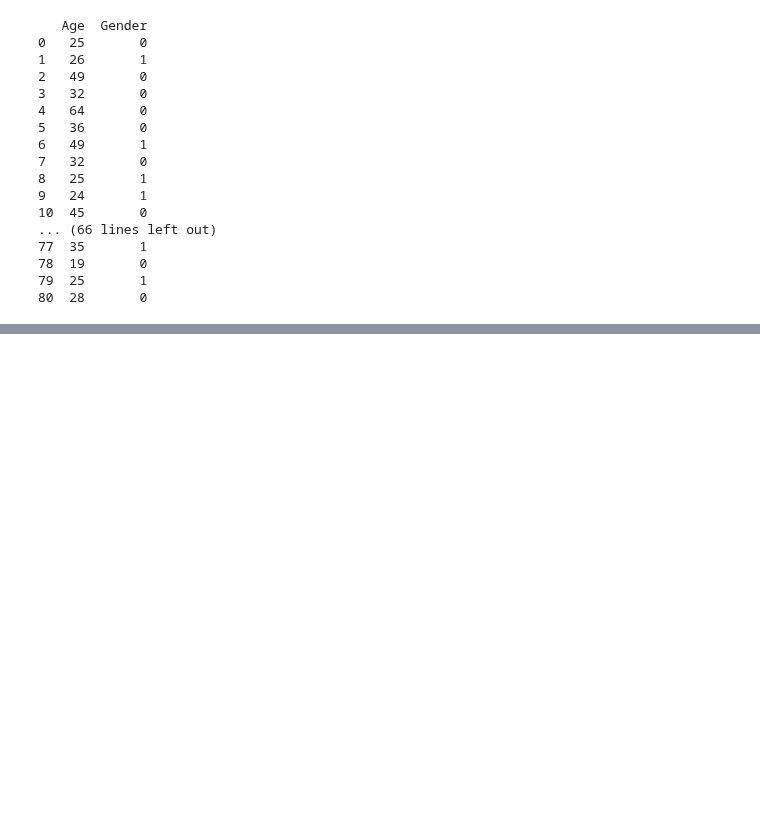
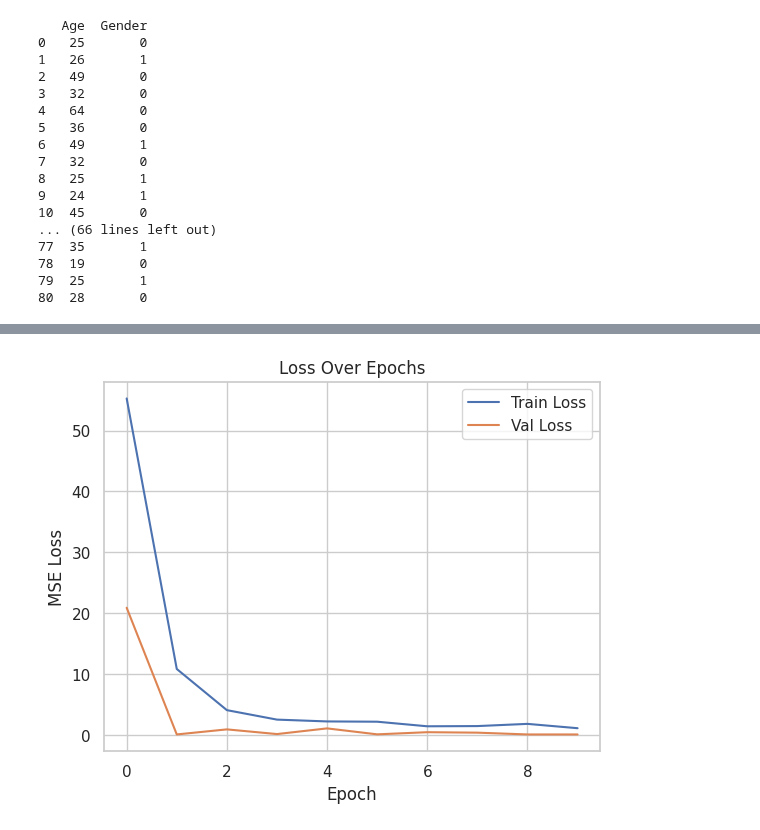
Before and after one commit to yuukun123/Python, a Jupyter notebook: Copy_of_Untitled0.ipynb, the cells around one changed output, grey strips where cells are left out. Saved outputs shown, nothing was run; the diff lists cells and outputs as text; code cells hidden in the pictures; blank space fills up the shorter version.

```diff
--- a/Copy_of_Untitled0.ipynb
+++ b/Copy_of_Untitled0.ipynb
@@ -410,0 +502,88 @@ print(df_final.head())
+# %%
+import os
+import numpy as np
+import pandas as pd
+import matplotlib.pyplot as plt
+from sklearn.model_selection import train_test_split
+from tensorflow.keras.preprocessing.image import load_img, img_to_array
+from tensorflow.keras.models import Sequential
+from tensorflow.keras.layers import Conv2D, MaxPooling2D, Flatten, Dense, Dropout
+
+# 👉 BƯỚC 1: ĐƯỜNG DẪN
+IMAGE_DIR = "/content/drive/MyDrive/dataset_osfstorage-archive/Stimuli/FaceGen/Modeller"
+CSV_PATH = "/content/drive/MyDrive/dataset_osfstorage-archive/NormingData/pain_labels.csv"
+
+# 👉 BƯỚC 2: ĐỌC LABEL
+df = pd.read_csv(CSV_PATH)
+df = df[['ImageFile', 'PainRating']].dropna()
+
+# 👉 BƯỚC 3: LOAD ẢNH & GHÉP TÊN TƯƠNG ĐỐI
+X, y = [], []
+
+# Tạo tập hợp các tên ảnh thực tế để tra nhanh
+true_name_set = set()
+
+for root, dirs, files in os.walk(IMAGE_DIR):
+    folder_name = os.path.basename(root)
+    for file in files:
+        if file.endswith('.jpg') or file.endswith('.png'):
+            img_path = os.path.join(root, file)
+            img_name = file  # Tên ảnh thực tế: VD "AF1_EF5.jpg"
+
+            # Tách phần EF*.jpg để đối chiếu với ImageFile
+            if "_" in img_name:
+                image_file_part = img_name.split("_")[-1]  # lấy "EF5.jpg"
+
+                label_row = df[df['ImageFile'] == image_file_part]
+                if not label_row.empty:
+                    try:
+                        img = load_img(img_path, target_size=(128, 128))
+                        img_array = img_to_array(img) / 255.0
+                        X.append(img_array)
+                        y.append(label_row['PainRating'].values[0])
+                    except Exception as e:
+                        print(f"Lỗi khi đọc ảnh {img_name}: {e}")
+
+X = np.array(X)
+y = np.array(y)
+
+print("Tổng số ảnh dùng được:", len(X))
+
+# 👉 BƯỚC 4: CHIA DỮ LIỆU
+X_train, X_temp, y_train, y_temp = train_test_split(X, y, test_size=0.3, random_state=42)
+X_val, X_test, y_val, y_test = train_test_split(X_temp, y_temp, test_size=0.5, random_state=42)
+
+# 👉 BƯỚC 5: MÔ HÌNH CNN
+model = Sequential([
+    Conv2D(32, (3,3), activation='relu', input_shape=(128,128,3)),
+    MaxPooling2D((2,2)),
+    Conv2D(64, (3,3), activation='relu'),
+    MaxPooling2D((2,2)),
+    Flatten(),
+    Dense(128, activation='relu'),
+    Dropout(0.3),
+    Dense(1)
+])
+model.compile(optimizer='adam', loss='mse', metrics=['mae'])
+
+# 👉 BƯỚC 6: TRAIN MÔ HÌNH
+history = model.fit(
+    X_train, y_train,
+    epochs=10,
+    batch_size=16,
+    validation_data=(X_val, y_val)
+)
+
+# 👉 BƯỚC 7: ĐÁNH GIÁ
+test_loss, test_mae = model.evaluate(X_test, y_test)
+print(f"\n🎯 Test MAE: {test_mae:.2f}")
+
+# 👉 BƯỚC 8: VẼ ĐỒ THỊ
+plt.plot(history.history['loss'], label='Train Loss')
+plt.plot(history.history['val_loss'], label='Val Loss')
+plt.title('Loss Over Epochs')
+plt.xlabel('Epoch')
+plt.ylabel('MSE Loss')
+plt.legend()
+plt.show()
+# %% [output]
@@ -410,0 +608 @@ print(df_final.head())
+[figure, added]
```
Also changed, not shown: parts of 8 cells of this notebook.
